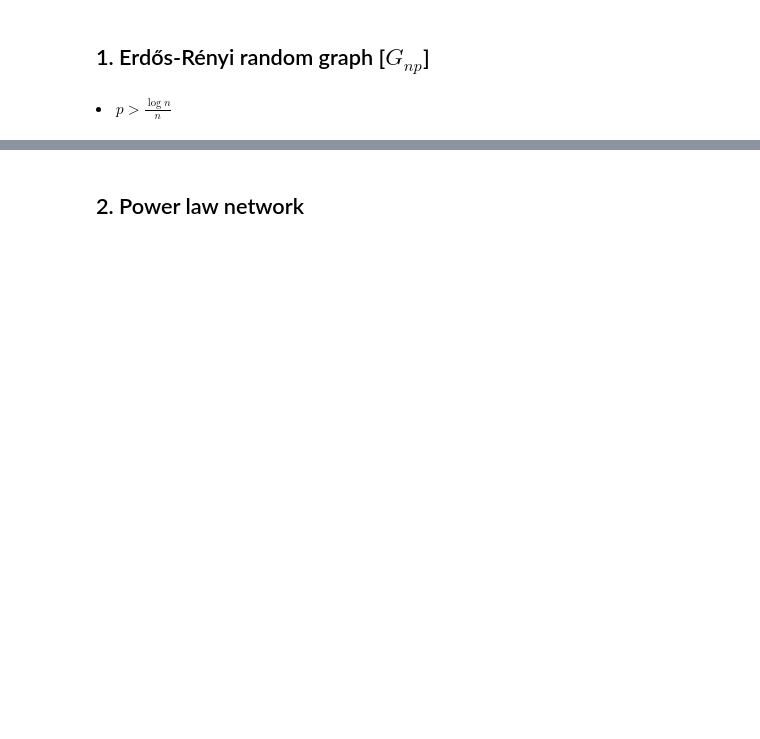
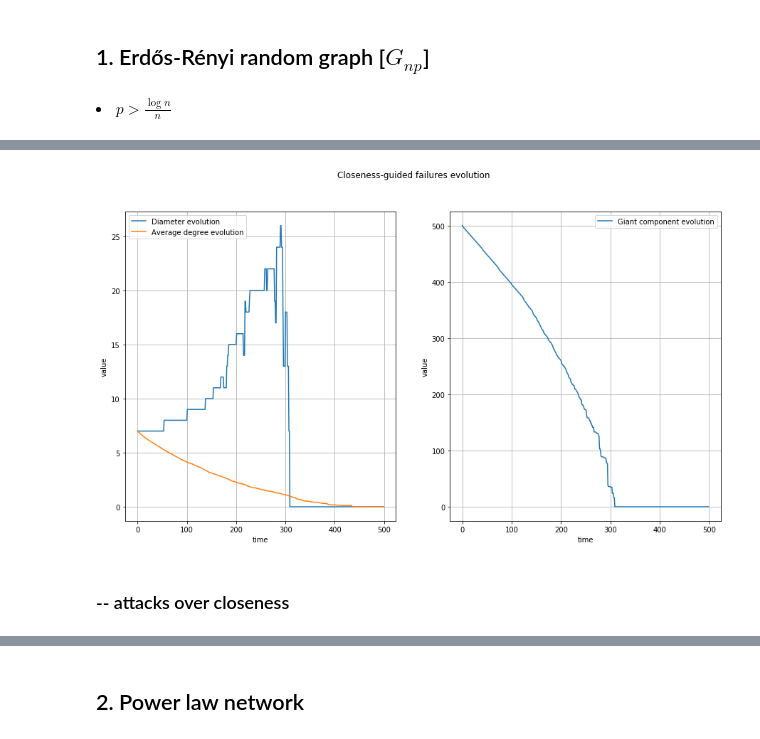
Before and after one commit to cantarinigiorgio/GraphAnalitycs, a Jupyter notebook: lab4/Fourth assignment.ipynb, the cells around one changed output, grey strips where cells are left out. Cells and saved outputs as stored; diff of their text form; code cells hidden in the pictures; blank space fills up the shorter version.

```diff
--- a/lab4/Fourth assignment.ipynb
+++ b/lab4/Fourth assignment.ipynb
@@ -32,0 +139,6 @@ isinstance(..., numbers.Number)
+# %%
+plot_distribution(deg_failures, "Closeness-guided")
+# %% [output]
+[figure, added]
+# %% [markdown]
+### -- attacks over closeness
```
Also changed, not shown: parts of 93 cells of this notebook, 1 other file.
